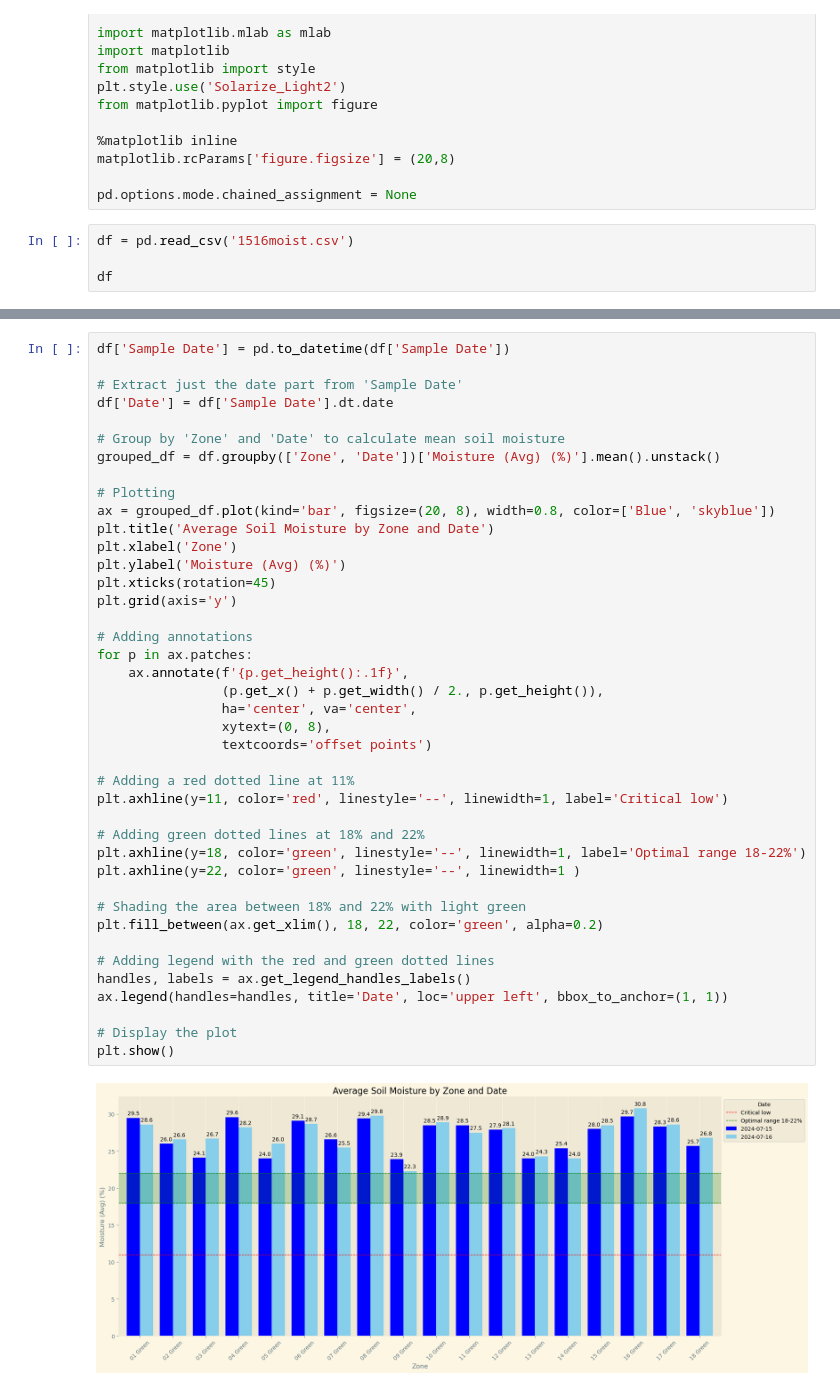
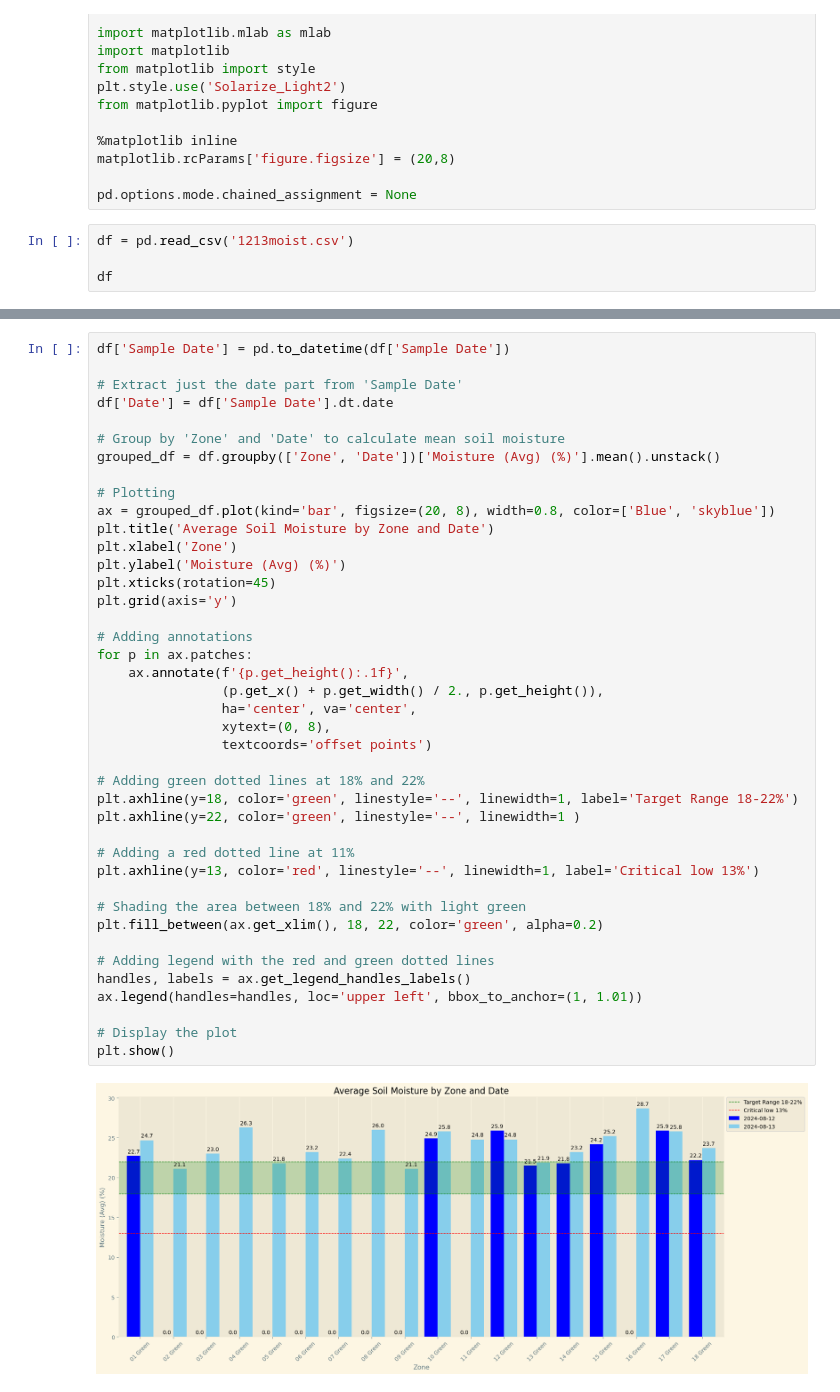
Before and after one commit to ABM-Analytics/fugt-, a Jupyter notebook: 17-18moist.ipynb, the cells around one changed output, grey strips where cells are left out. Cells and saved outputs as stored; diff of their text form.

```diff
--- a/17-18moist.ipynb
+++ b/17-18moist.ipynb
@@ -15,7 +15,7 @@ matplotlib.rcParams['figure.figsize'] = (20,8)
 
 pd.options.mode.chained_assignment = None
 # %%
-df = pd.read_csv('1516moist.csv')
+df = pd.read_csv('1213moist.csv')
 
 df
 # %% [output]
@@ -235,40 +235,40 @@ df['Date'] = df['Sample Date'].dt.date
 # Group by 'Zone' and 'Date' to calculate mean soil moisture
 grouped_df = df.groupby(['Zone', 'Date'])['Moisture (Avg) (%)'].mean().unstack()
 
 # Plotting
 ax = grouped_df.plot(kind='bar', figsize=(20, 8), width=0.8, color=['Blue', 'skyblue'])
 plt.title('Average Soil Moisture by Zone and Date')
 plt.xlabel('Zone')
 plt.ylabel('Moisture (Avg) (%)')
 plt.xticks(rotation=45)
 plt.grid(axis='y')
 
 # Adding annotations
 for p in ax.patches:
     ax.annotate(f'{p.get_height():.1f}',
                 (p.get_x() + p.get_width() / 2., p.get_height()),
                 ha='center', va='center',
                 xytext=(0, 8),
                 textcoords='offset points')
 
+# Adding green dotted lines at 18% and 22%
+plt.axhline(y=18, color='green', linestyle='--', linewidth=1, label='Target Range 18-22%')
+plt.axhline(y=22, color='green', linestyle='--', linewidth=1 )
+
 # Adding a red dotted line at 11%
-plt.axhline(y=11, color='red', linestyle='--', linewidth=1, label='Critical low')
-
-# Adding green dotted lines at 18% and 22%
-plt.axhline(y=18, color='green', linestyle='--', linewidth=1, label='Optimal range 18-22%')
-plt.axhline(y=22, color='green', linestyle='--', linewidth=1 )
+plt.axhline(y=13, color='red', linestyle='--', linewidth=1, label='Critical low 13%')
 
 # Shading the area between 18% and 22% with light green
 plt.fill_between(ax.get_xlim(), 18, 22, color='green', alpha=0.2)
 
 # Adding legend with the red and green dotted lines
 handles, labels = ax.get_legend_handles_labels()
-ax.legend(handles=handles, title='Date', loc='upper left', bbox_to_anchor=(1, 1))
+ax.legend(handles=handles, loc='upper left', bbox_to_anchor=(1, 1.01))
 
 # Display the plot
 plt.show()
 # %% [output]
-[figure, old version]
+[figure, new version]
 # %%
 df['Sample Date'] = pd.to_datetime(df['Sample Date'])
 
```
Also changed, not shown: parts of 10 cells of this notebook.
